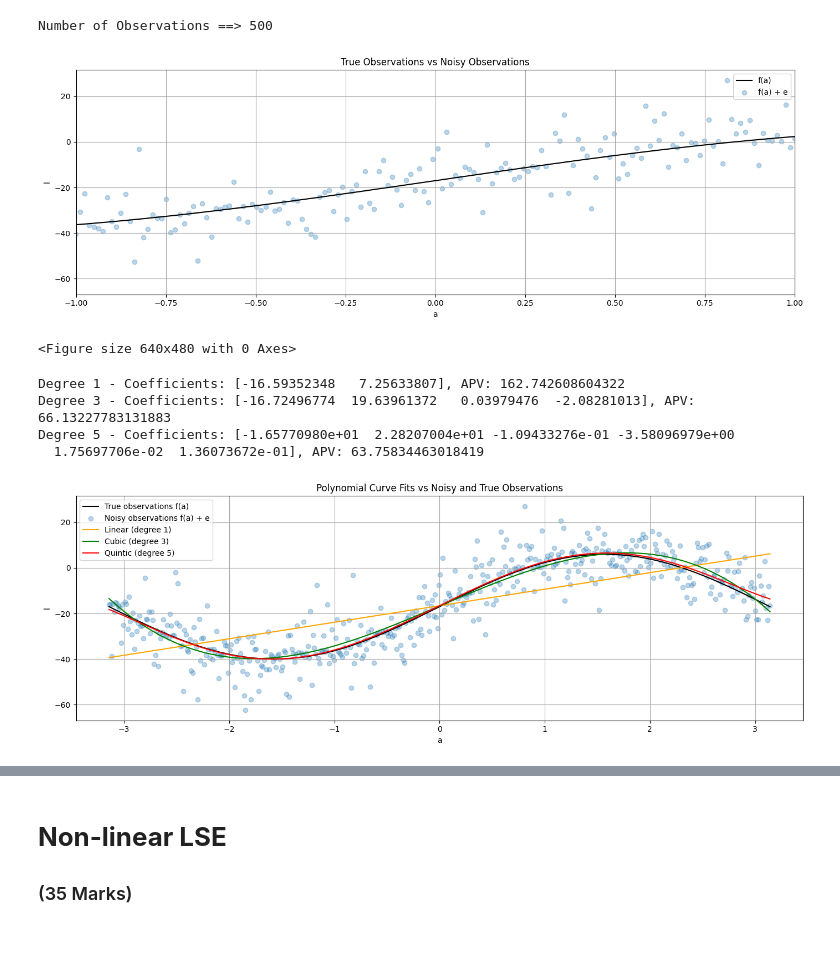
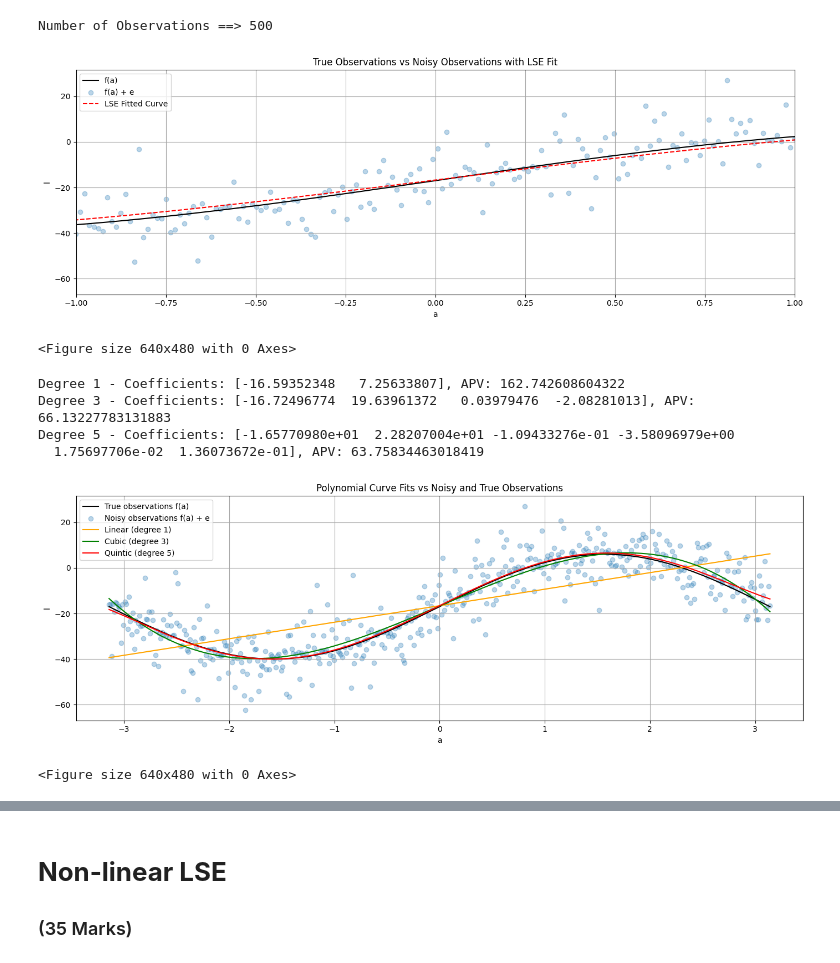
Before and after one commit to ShaikhSikanderAli/engg680_2024_fall, a Jupyter notebook: Lab_Assignment2/Assignment2.ipynb, the cells around one changed output, grey strips where cells are left out. Saved outputs shown, nothing was run; the diff lists cells and outputs as text; code cells hidden in the pictures.

Commit message:
Completed steps 9-14 of part 1 (Linear LSE) and also updated step no 4 of part 1 (Linear LSE)

```diff
--- a/Lab_Assignment2/Assignment2.ipynb
+++ b/Lab_Assignment2/Assignment2.ipynb
@@ -73,39 +73,62 @@ Number of Observations ==> 500
 # keep this format for the rest of the plots in this lab assignment
 # (2 marks)
 
+# Function to fit a polynomial curve using Linear Least Squares Estimation (LSE)
+def fit_polynomial_curve(a, l, degree):
+    # Construct the design matrix (Vandermonde matrix) for polynomial fitting
+    A = np.vander(a, N=degree + 1, increasing=True)
+
+    # Solve the normal equation: (A^T * A) * x = A^T * l
+    # Using np.linalg.solve to efficiently compute the solution for x (coefficients)
+    ATA = A.T @ A  # A^T * A
+    ATb = A.T @ l  # A^T * l
+    coeffs = np.linalg.solve(ATA, ATb)  # Solve for coefficients (x)
+
+    return coeffs
+
+# Fit a polynomial curve (e.g., degree 3) to the noisy data
+degree = 3
+coeffs = fit_polynomial_curve(a, l, degree)
+
+# Evaluate the polynomial using the fitted coefficients
+l_fitted = np.polyval(np.flip(coeffs), a)
+
 # Create a plot using matplotlib
 fig, ax = plt.subplots(nrows=1, ncols=1, figsize=(14, 5))
 
 # Plot the true observations (f(a)) - using a line plot
-ax.plot(a, l_true, label="f(a)", color='k')  # 'k' stands for black color
+ax.plot(a, l_true, label="f(a)", color='k')
 
 # Plot the noisy observations (f(a) + e) - using scatter plot
 ax.scatter(a, l, label="f(a) + e", color='tab:blue', marker='o', alpha=0.3)
 
+# Plot the fitted curve - using a line plot (to show LSE fit)
+ax.plot(a, l_fitted, label="LSE Fitted Curve", color='r', linestyle='--')
+
 # Set axis labels and title
 ax.set_xlabel("a")
 ax.set_ylabel("l")
-ax.set_title("True Observations vs Noisy Observations")
+ax.set_title("True Observations vs Noisy Observations with LSE Fit")
 
 # Add legend
 ax.legend()
 
 # Set x-axis range to be -1 to 1
 ax.set_xlim(-1, 1)
 
 # Add grid
 ax.grid(True, which='both', ls='-', color='0.65')
 
 # Adjust layout
 fig.tight_layout()
 
 # Show the plot
 plt.show()
 
 # Saving the file
-plt.savefig('Observations.png')
+plt.savefig('TrueObservations VS Noisy Observations.png')
 # %% [output]
-[figure, old version]
+[figure, new version]
 <Figure size 640x480 with 0 Axes>
 # %%
 # step 5
@@ -235,5 +258,9 @@ fig.tight_layout()
 
 # Show the plot
 plt.show()
+
+# Saving the file
+plt.savefig('Polynomial Curve Fits vs Noisy and True Observations.png')
 # %% [output]
 [figure]
+<Figure size 640x480 with 0 Axes>
```
Also changed, not shown: parts of 16 cells of this notebook.
